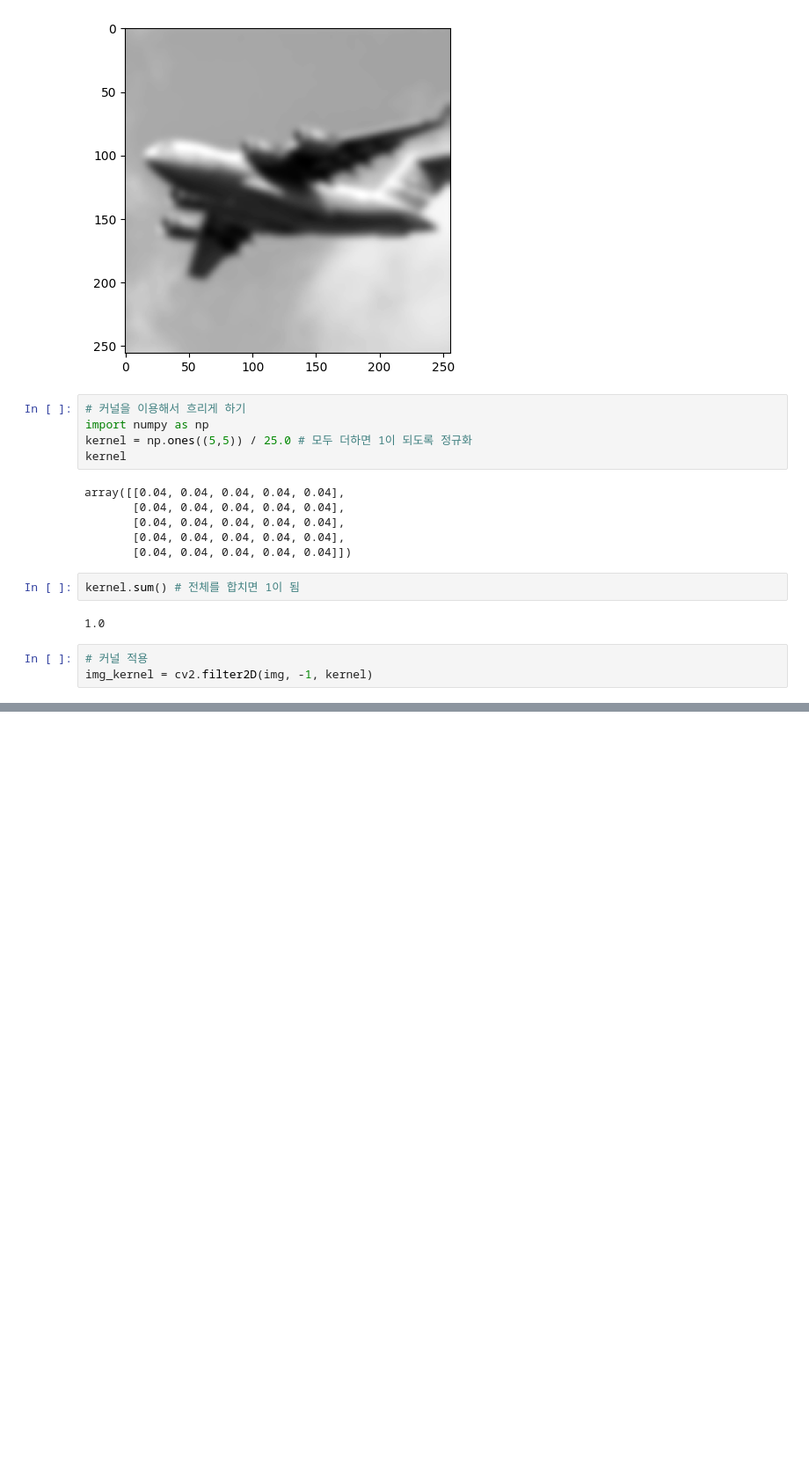
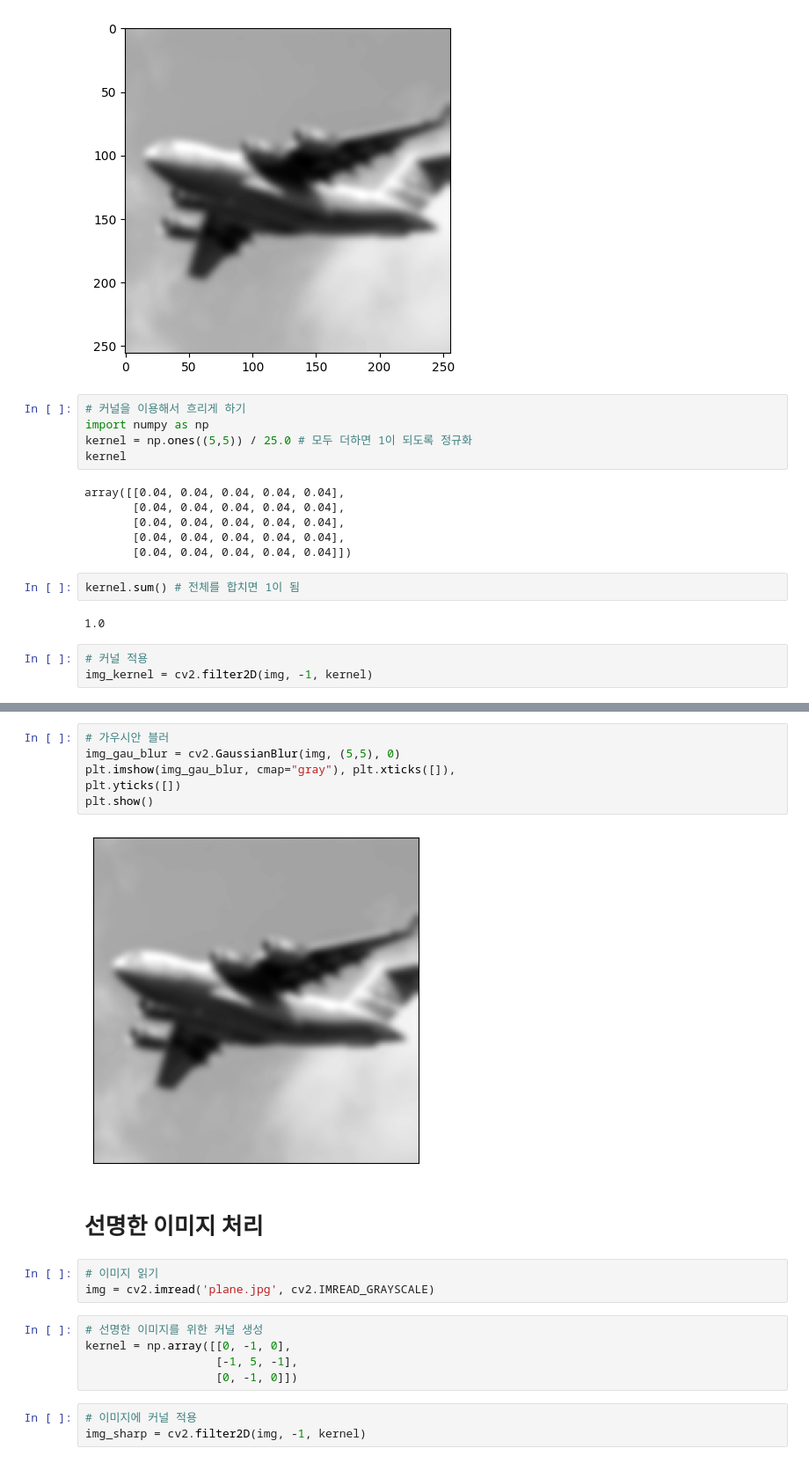
Before and after one commit to horolrolx/ai_visualization, a Jupyter notebook: day07/DAY7.ipynb, the cells around one changed output, grey strips where cells are left out. Shown at 88% size. Drawn from its saved outputs; the diff is of its cells as text; blank space fills up the shorter version.

```diff
--- a/day07/DAY7.ipynb
+++ b/day07/DAY7.ipynb
@@ -174,0 +175,21 @@ NameError: name 'image_kernel' is not defined
+# %%
+# 가우시안 블러
+img_gau_blur = cv2.GaussianBlur(img, (5,5), 0)
+plt.imshow(img_gau_blur, cmap="gray"), plt.xticks([]),
+plt.yticks([])
+plt.show()
+# %% [output]
+[figure, added]
+# %% [markdown]
+# 선명한 이미지 처리
+# %%
+# 이미지 읽기
+img = cv2.imread('plane.jpg', cv2.IMREAD_GRAYSCALE)
+# %%
+# 선명한 이미지를 위한 커널 생성
+kernel = np.array([[0, -1, 0],
+                   [-1, 5, -1],
+                   [0, -1, 0]])
+# %%
+# 이미지에 커널 적용
+img_sharp = cv2.filter2D(img, -1, kernel)
```
Also changed, not shown: parts of 2 cells of this notebook.
